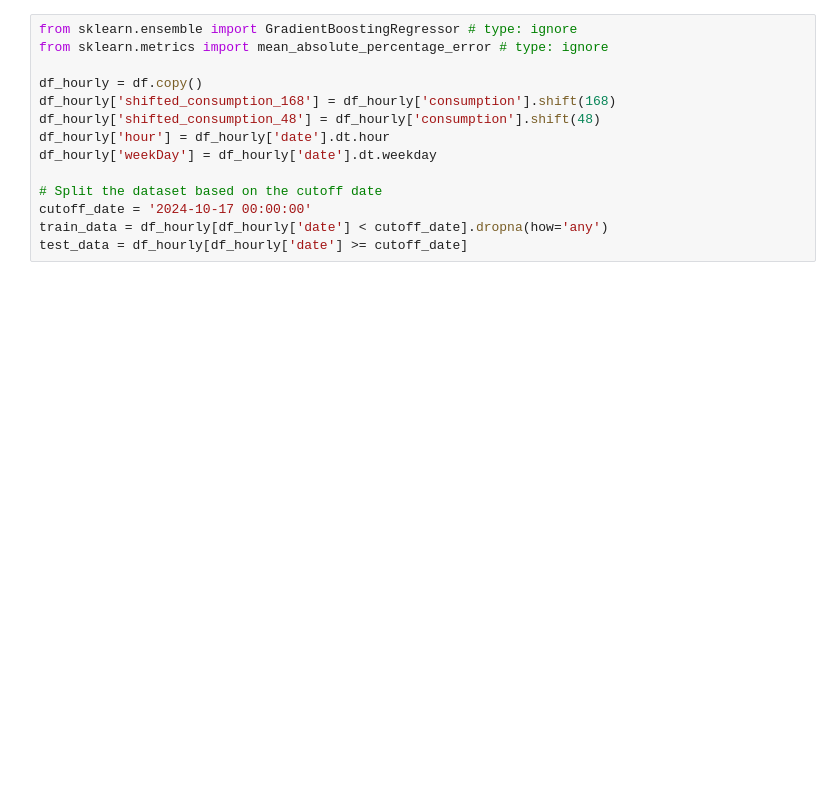
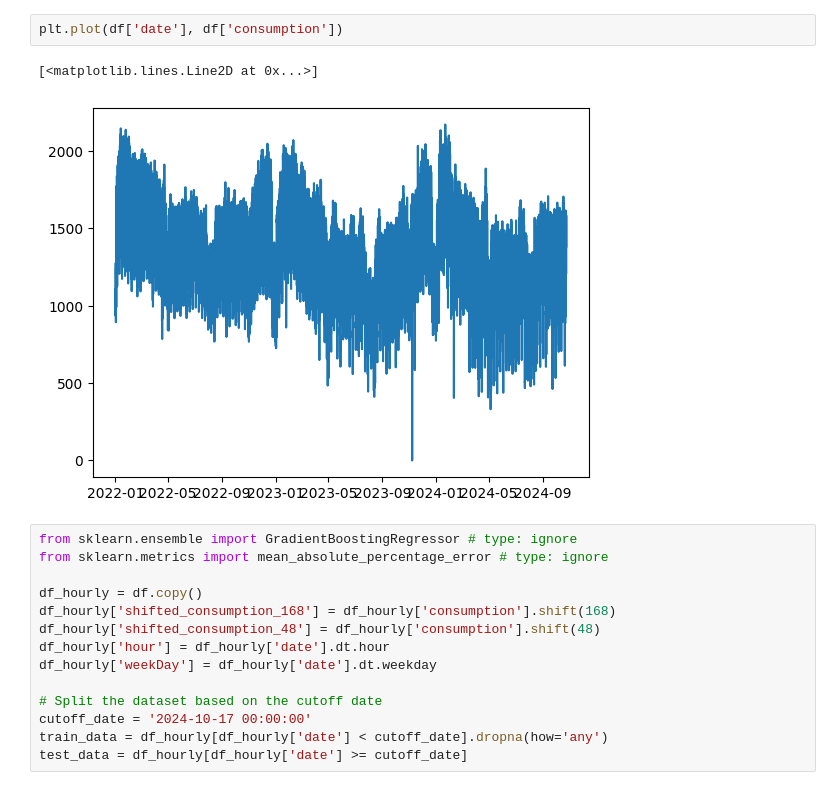
Before and after one commit to smrik/TC-Task1, a Jupyter notebook: GBR.ipynb, the cells around one changed output. Saved outputs shown, nothing was run; the diff lists cells and outputs as text; blank space fills up the shorter version.

```diff
--- a/GBR.ipynb
+++ b/GBR.ipynb
@@ -23,3 +41,8 @@ df.head()
+# %%
+plt.plot(df['date'], df['consumption'])
+# %% [output]
+[<matplotlib.lines.Line2D at 0x...>]
+[figure, added]
 # %%
 from sklearn.ensemble import GradientBoostingRegressor # type: ignore
 from sklearn.metrics import mean_absolute_percentage_error # type: ignore
```
Also changed, not shown: parts of 8 cells of this notebook, 5 other files.
